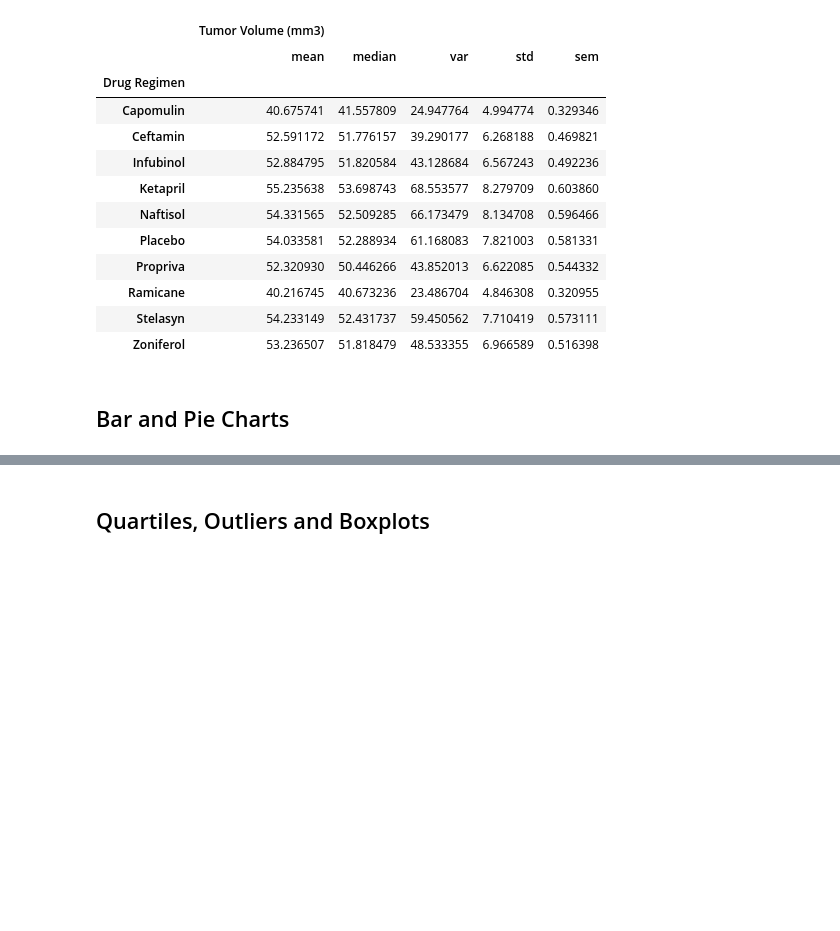
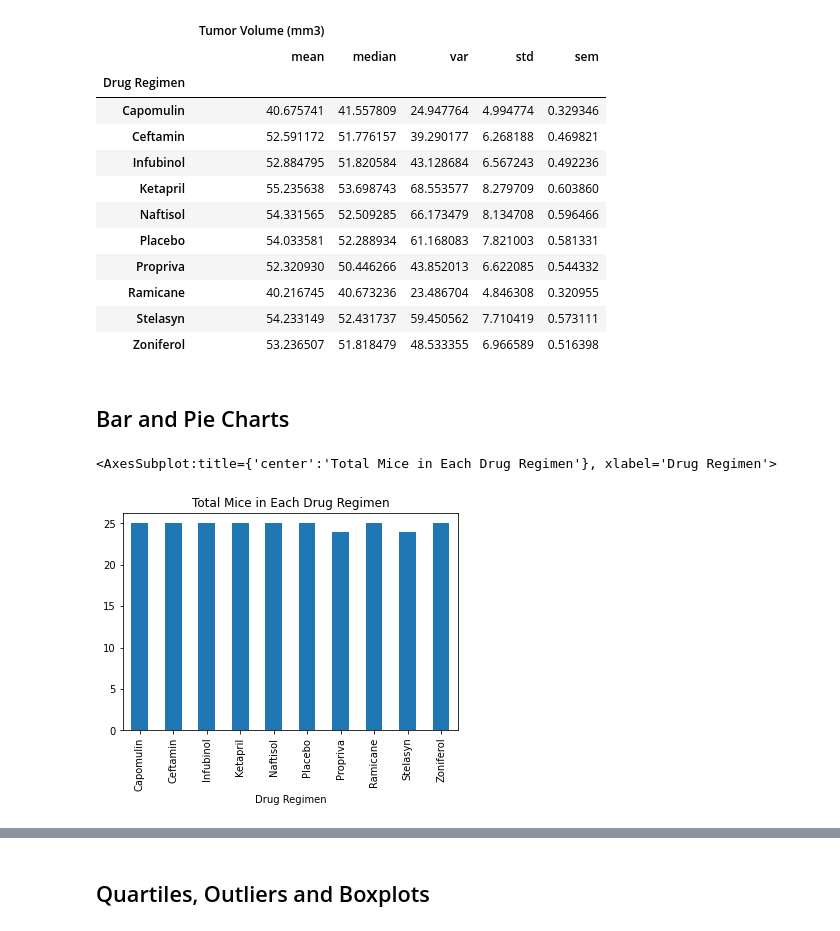
Before and after one commit to iCode13/matplotlib-challenge, a Jupyter notebook: pymaceuticals.ipynb, the cells around one changed output, grey strips where cells are left out. Cells and saved outputs as stored; diff of their text form; code cells hidden in the pictures; blank space fills up the shorter version.

Commit message:
bar charts

```diff
--- a/pymaceuticals.ipynb
+++ b/pymaceuticals.ipynb
@@ -164,3 +164,14 @@ cleandata_df.groupby(["Drug Regimen"]).agg({"Tumor Volume (mm3)": ['mean','media
 ## Bar and Pie Charts
 # %%
 # Generate a bar plot showing the total number of mice for each treatment throughout the course of the study using pandas.
+
+# Calculating total number of mice grouped by Drug Regimen
+mice_num = cleandata_df.groupby("Drug Regimen")["Mouse ID"].nunique()
+regimen = cleandata_df["Drug Regimen"].unique()
+
+mice_num_df = pd.Series(mice_num)
+
+mice_num_df.plot.bar(x="Drug Regimen", y="Number of Mice", rot=90, title="Total Mice in Each Drug Regimen")
+# %% [output]
+<AxesSubplot:title={'center':'Total Mice in Each Drug Regimen'}, xlabel='Drug Regimen'>
+[figure, added]
```
Also changed, not shown: parts of 3 cells of this notebook.
